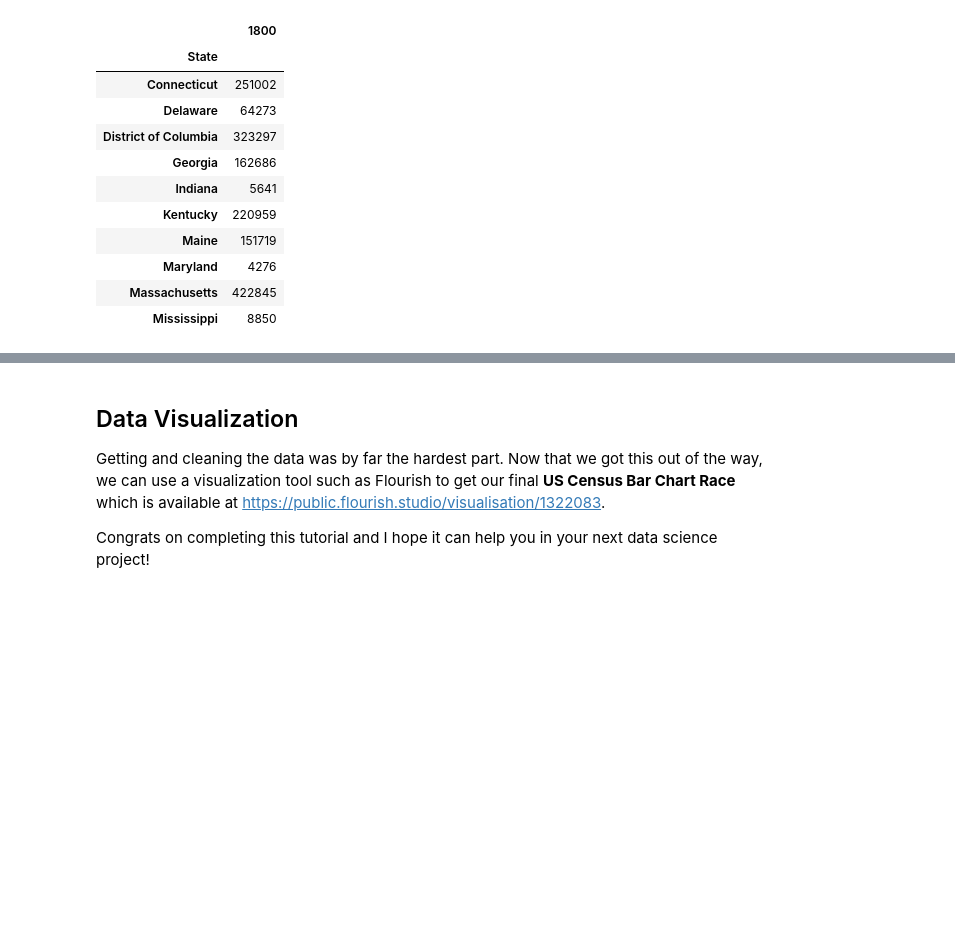
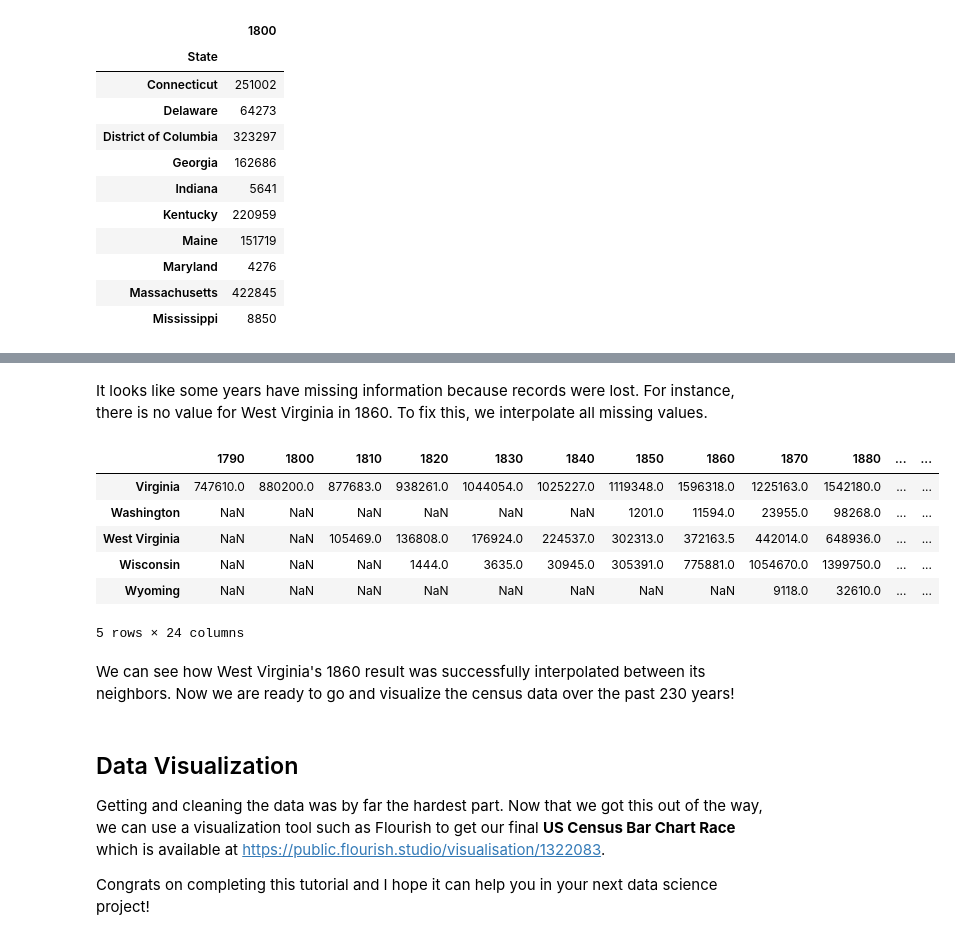
Before and after one commit to AntonMu/Census2020, a Jupyter notebook: USCensus2020.ipynb, the cells around one changed output, grey strips where cells are left out. Cells and saved outputs as stored; diff of their text form; code cells hidden in the pictures; blank space fills up the shorter version.

```diff
--- a/USCensus2020.ipynb
+++ b/USCensus2020.ipynb
@@ -235,4 +231,19 @@ result_df.head(5)
 5 rows × 24 columns
+# %% [markdown]
+It looks like some years have missing information because records were lost. For instance, there is no value for West Virginia in 1860. To fix this, we interpolate all missing values.
+# %%
+result_df.interpolate(axis=1, inplace = True)
+result_df.tail()
+# %% [output]
+|  | 1790 | 1800 | 1810 | 1820 | 1830 | 1840 | 1850 | 1860 | 1870 | 1880 | ... | ... |
+| Virginia | 747610.0 | 880200.0 | 877683.0 | 938261.0 | 1044054.0 | 1025227.0 | 1119348.0 | 1596318.0 | 1225163.0 | 1542180.0 | ... | ... |
+| Washington | NaN | NaN | NaN | NaN | NaN | NaN | 1201.0 | 11594.0 | 23955.0 | 98268.0 | ... | ... |
+| West Virginia | NaN | NaN | 105469.0 | 136808.0 | 176924.0 | 224537.0 | 302313.0 | 372163.5 | 442014.0 | 648936.0 | ... | ... |
+| Wisconsin | NaN | NaN | NaN | 1444.0 | 3635.0 | 30945.0 | 305391.0 | 775881.0 | 1054670.0 | 1399750.0 | ... | ... |
+| Wyoming | NaN | NaN | NaN | NaN | NaN | NaN | NaN | NaN | 9118.0 | 32610.0 | ... | ... |
+5 rows × 24 columns
+# %% [markdown]
+We can see how West Virginia's 1860 result was successfully interpolated between its neighbors. Now we are ready to go and visualize the census data over the past 230 years!
 # %% [markdown]
 ## Data Visualization
 Getting and cleaning the data was by far the hardest part. Now that we got this out of the way, we can use a visualization tool such as Flourish to get our final **US Census Bar Chart Race** which is available at https://public.flourish.studio/visualisation/1322083.
```
Also changed, not shown: parts of 3 cells of this notebook, 1 other file.
